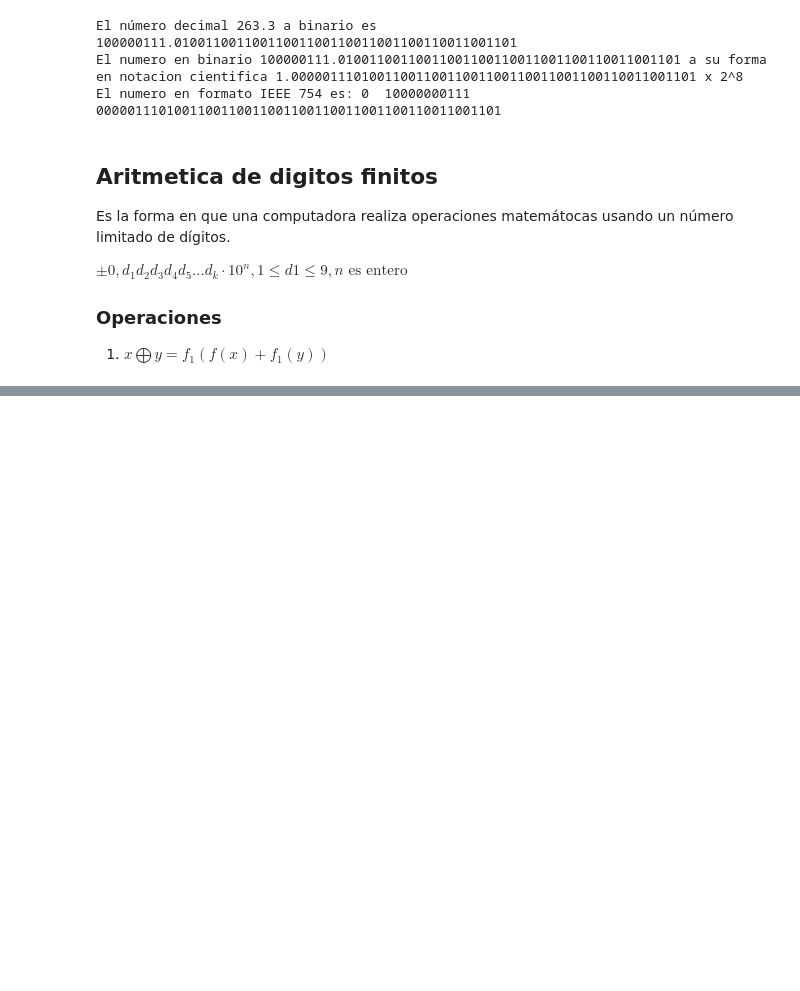
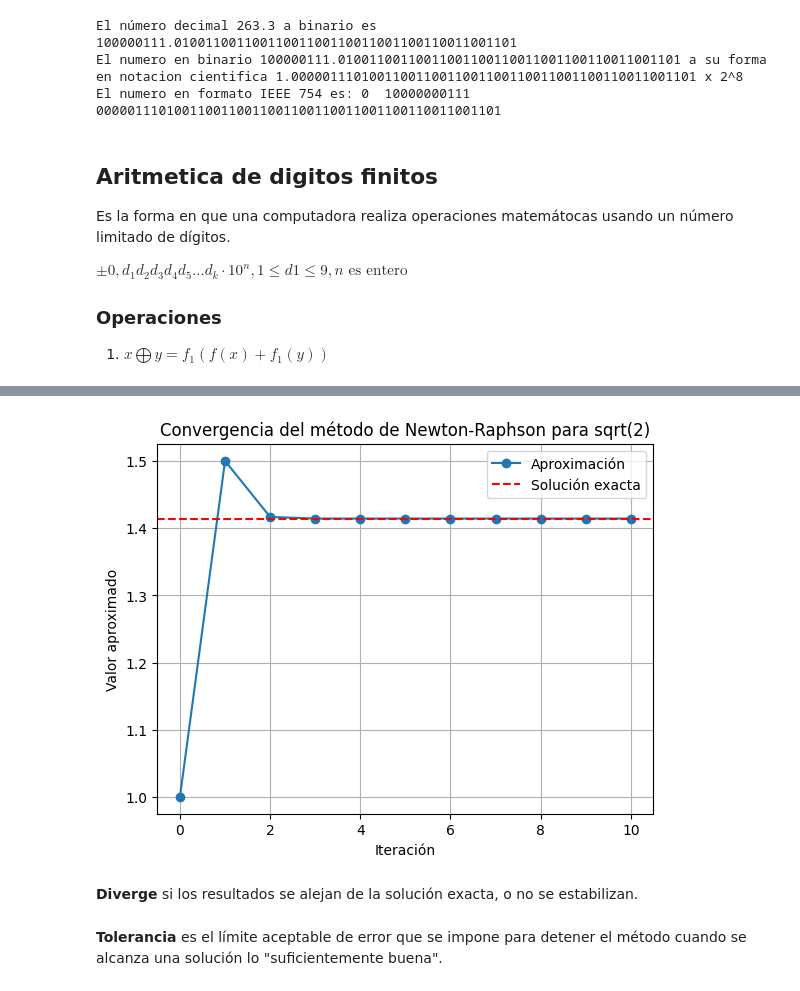
Before and after one commit to BrandonFreire/Metodos_Numericos_2025A, a Jupyter notebook: Clases/Class2.ipynb, the cells around one changed output, grey strips where cells are left out. Saved outputs shown, nothing was run; the diff lists cells and outputs as text; code cells hidden in the pictures; blank space fills up the shorter version.

```diff
--- a/Clases/Class2.ipynb
+++ b/Clases/Class2.ipynb
@@ -401,0 +441,30 @@ Siendo n el numero de iteraciones, e el numero decimal especificado
+# %%
+import matplotlib.pyplot as plt
+
+# Ejemplo: Aproximación de la raíz cuadrada de 2 usando el método de Newton-Raphson
+def newton_raphson_sqrt2(iteraciones):
+    x = 1.0  # Valor inicial
+    aproximaciones = [x]
+    for _ in range(iteraciones):
+        x = 0.5 * (x + 2 / x)
+        aproximaciones.append(x)
+    return aproximaciones
+
+iteraciones = 10
+aprox = newton_raphson_sqrt2(iteraciones)
+solucion_exacta = 2 ** 0.5
+
+plt.plot(range(iteraciones + 1), aprox, marker='o', label='Aproximación')
+plt.axhline(solucion_exacta, color='r', linestyle='--', label='Solución exacta')
+plt.xlabel('Iteración')
+plt.ylabel('Valor aproximado')
+plt.title('Convergencia del método de Newton-Raphson para sqrt(2)')
+plt.legend()
+plt.grid(True)
+plt.show()
+# %% [output]
+[figure, added]
+# %% [markdown]
+**Diverge** si los resultados se alejan de la solución exacta, o no se estabilizan.
+# %% [markdown]
+**Tolerancia** es el límite aceptable de error que se impone para detener el método cuando se alcanza una solución lo "suficientemente buena".
```
Also changed, not shown: parts of 10 cells of this notebook.
